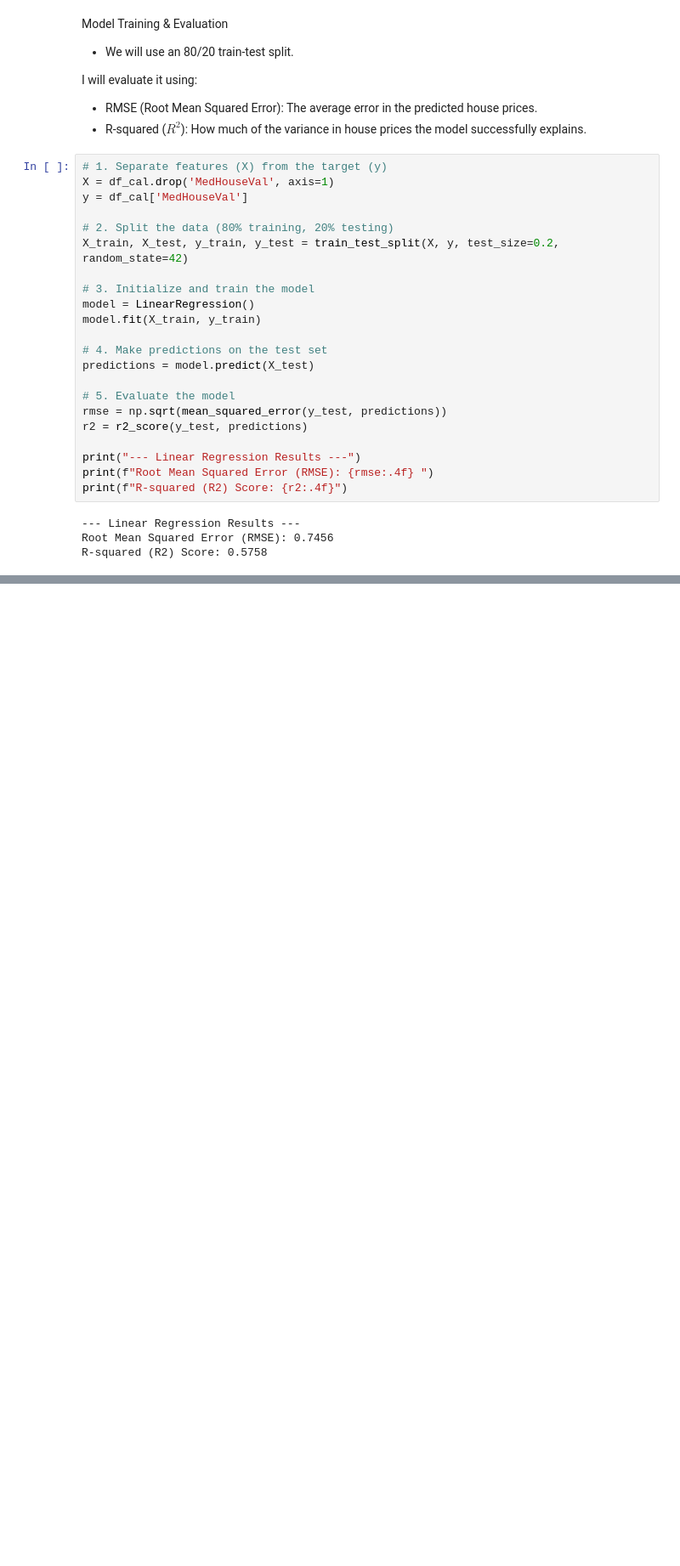
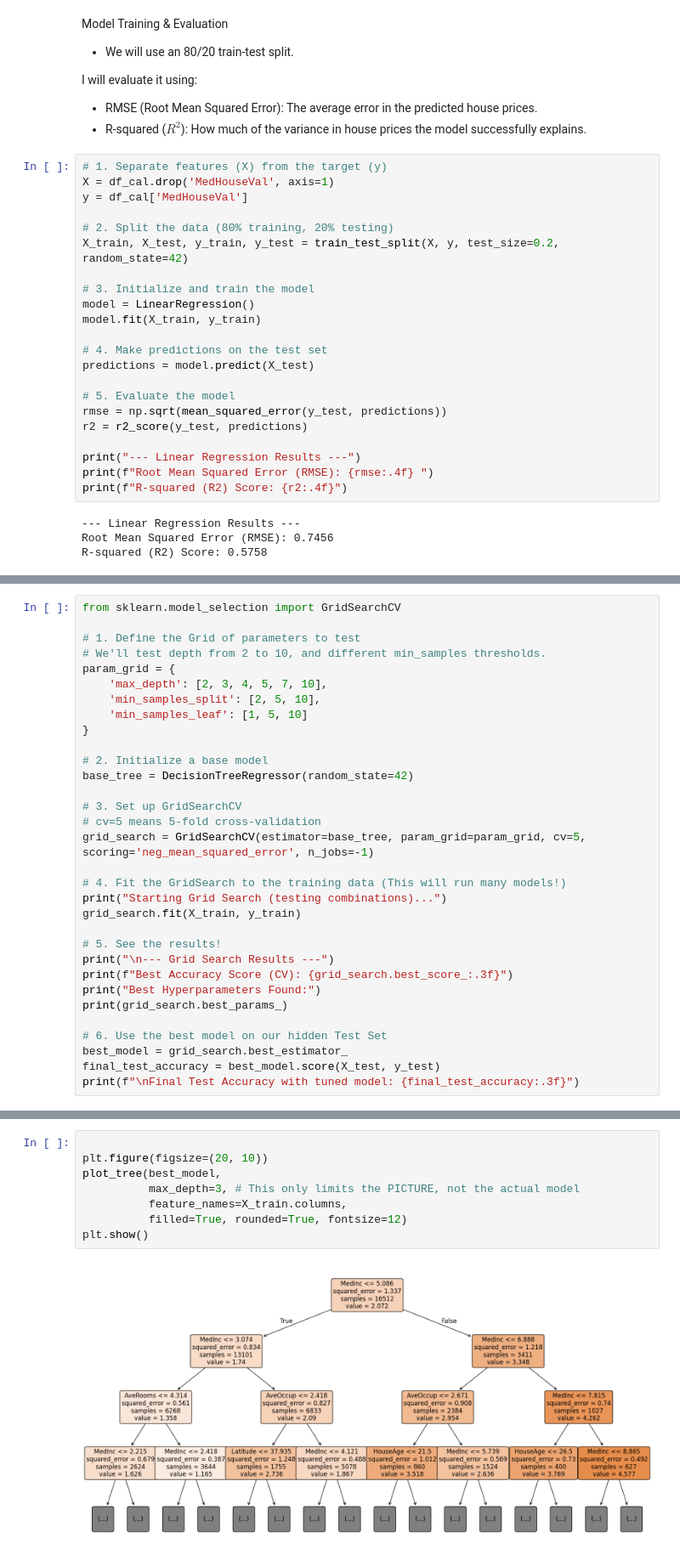
Before and after one commit to Shreya1619/LogicMojo-AI-ML-Jan26-ShreyaSaraf, a Jupyter notebook: ML Assignments/California_Housing_Value_Prediction_(Regression).ipynb, the cells around one changed output, grey strips where cells are left out. Shown at 85% size. Cells and saved outputs as stored; diff of their text form; blank space fills up the shorter version.

```diff
--- a/ML Assignments/California_Housing_Value_Prediction_(Regression).ipynb
+++ b/ML Assignments/California_Housing_Value_Prediction_(Regression).ipynb
@@ -128,0 +135,32 @@ R-squared (R2) Score: 0.6833
+# %%
+from sklearn.model_selection import GridSearchCV
+
+# 1. Define the Grid of parameters to test
+# We'll test depth from 2 to 10, and different min_samples thresholds.
+param_grid = {
+    'max_depth': [2, 3, 4, 5, 7, 10],
+    'min_samples_split': [2, 5, 10],
+    'min_samples_leaf': [1, 5, 10]
+}
+
+# 2. Initialize a base model
+base_tree = DecisionTreeRegressor(random_state=42)
+
+# 3. Set up GridSearchCV
+# cv=5 means 5-fold cross-validation
+grid_search = GridSearchCV(estimator=base_tree, param_grid=param_grid, cv=5, scoring='neg_mean_squared_error', n_jobs=-1)
+
+# 4. Fit the GridSearch to the training data (This will run many models!)
+print("Starting Grid Search (testing combinations)...")
+grid_search.fit(X_train, y_train)
+
+# 5. See the results!
+print("\n--- Grid Search Results ---")
+print(f"Best Accuracy Score (CV): {grid_search.best_score_:.3f}")
+print("Best Hyperparameters Found:")
+print(grid_search.best_params_)
+
+# 6. Use the best model on our hidden Test Set
+best_model = grid_search.best_estimator_
+final_test_accuracy = best_model.score(X_test, y_test)
+print(f"\nFinal Test Accuracy with tuned model: {final_test_accuracy:.3f}")
@@ -128,0 +176,10 @@ R-squared (R2) Score: 0.6833
+# %%
+
+plt.figure(figsize=(20, 10))
+plot_tree(best_model,
+          max_depth=3, # This only limits the PICTURE, not the actual model
+          feature_names=X_train.columns,
+          filled=True, rounded=True, fontsize=12)
+plt.show()
+# %% [output]
+[figure, added]
```
Also changed, not shown: parts of 4 cells of this notebook.
